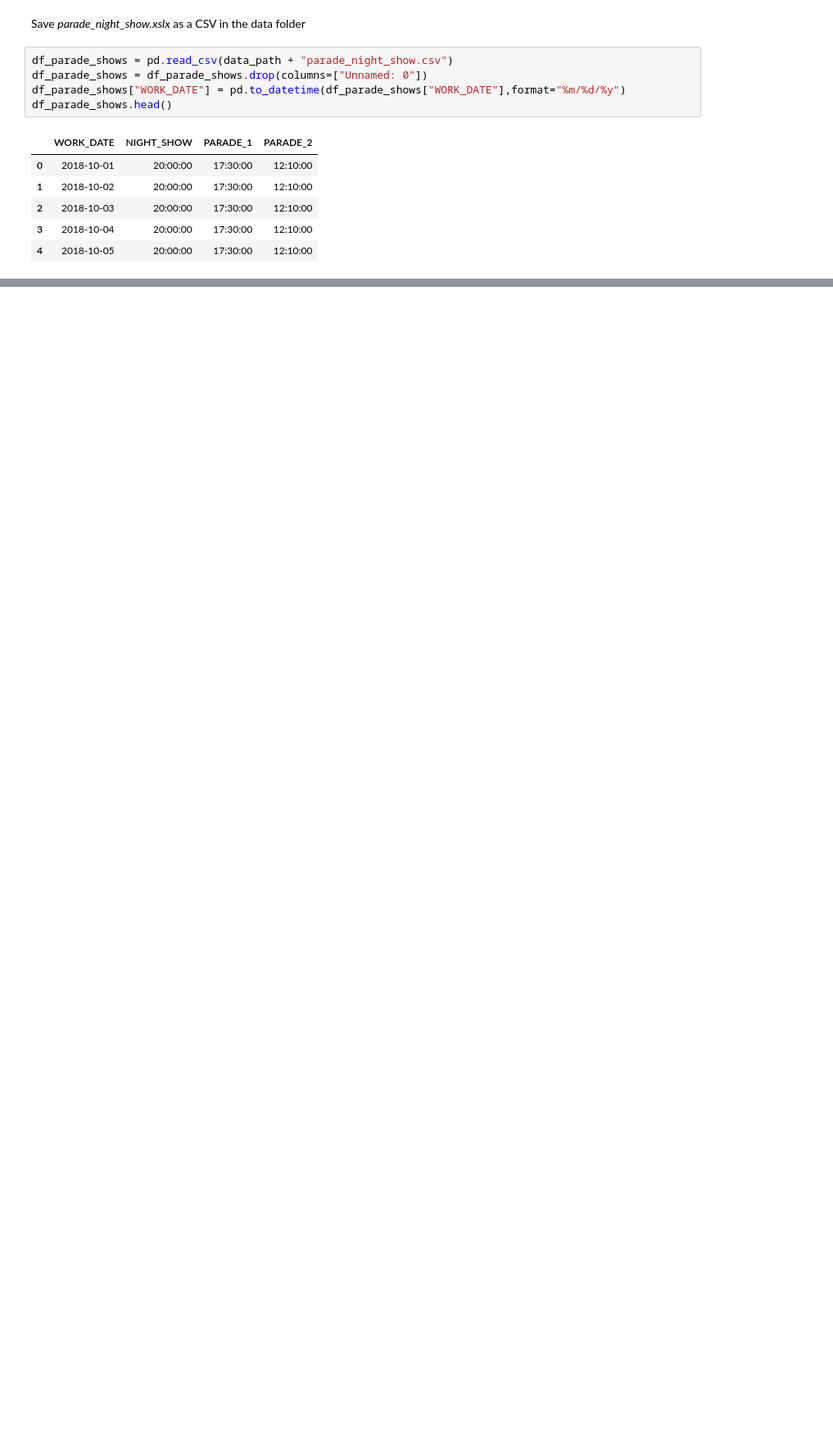
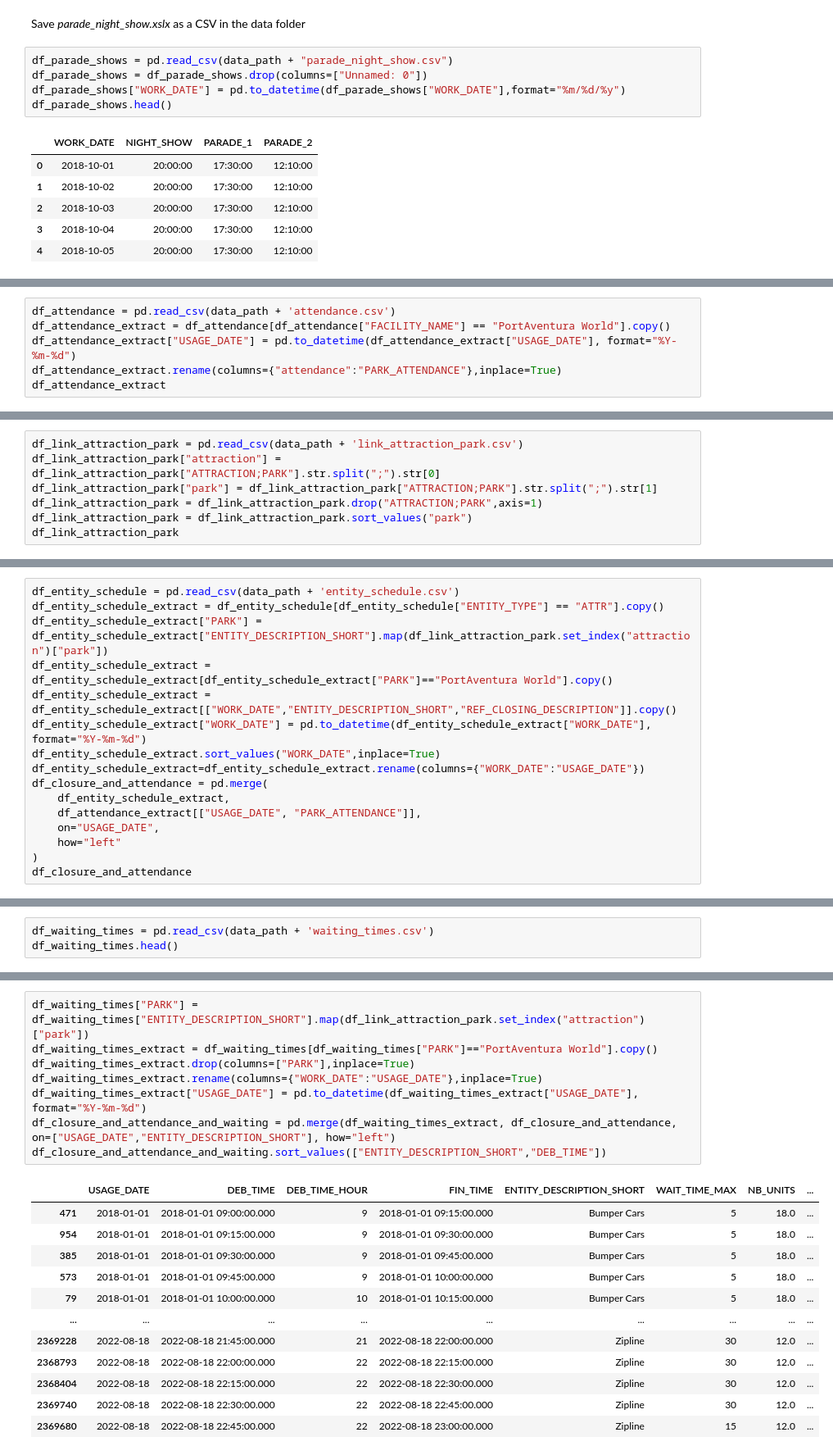
Before and after one commit to AdeStAff/endless_line, a Jupyter notebook: notebooks/Augustin/EDA.ipynb, the cells around one changed output, grey strips where cells are left out. Shown: that part at 82% size. Cells and saved outputs as stored; diff of their text form; blank space fills up the shorter version.

Commit message:
add script to extract and merge relevant data

```diff
--- a/notebooks/Augustin/EDA.ipynb
+++ b/notebooks/Augustin/EDA.ipynb
@@ -318,0 +341,6 @@ df_parade_shows.head()
+# %%
+df_attendance = pd.read_csv(data_path + 'attendance.csv')
+df_attendance_extract = df_attendance[df_attendance["FACILITY_NAME"] == "PortAventura World"].copy()
+df_attendance_extract["USAGE_DATE"] = pd.to_datetime(df_attendance_extract["USAGE_DATE"], format="%Y-%m-%d")
+df_attendance_extract.rename(columns={"attendance":"PARK_ATTENDANCE"},inplace=True)
+df_attendance_extract
@@ -318,0 +361,7 @@ df_parade_shows.head()
+# %%
+df_link_attraction_park = pd.read_csv(data_path + 'link_attraction_park.csv')
+df_link_attraction_park["attraction"] = df_link_attraction_park["ATTRACTION;PARK"].str.split(";").str[0]
+df_link_attraction_park["park"] = df_link_attraction_park["ATTRACTION;PARK"].str.split(";").str[1]
+df_link_attraction_park = df_link_attraction_park.drop("ATTRACTION;PARK",axis=1)
+df_link_attraction_park = df_link_attraction_park.sort_values("park")
+df_link_attraction_park
@@ -318,0 +386,16 @@ df_parade_shows.head()
+# %%
+df_entity_schedule = pd.read_csv(data_path + 'entity_schedule.csv')
+df_entity_schedule_extract = df_entity_schedule[df_entity_schedule["ENTITY_TYPE"] == "ATTR"].copy()
+df_entity_schedule_extract["PARK"] = df_entity_schedule_extract["ENTITY_DESCRIPTION_SHORT"].map(df_link_attraction_park.set_index("attraction")["park"])
+df_entity_schedule_extract = df_entity_schedule_extract[df_entity_schedule_extract["PARK"]=="PortAventura World"].copy()
+df_entity_schedule_extract = df_entity_schedule_extract[["WORK_DATE","ENTITY_DESCRIPTION_SHORT","REF_CLOSING_DESCRIPTION"]].copy()
+df_entity_schedule_extract["WORK_DATE"] = pd.to_datetime(df_entity_schedule_extract["WORK_DATE"], format="%Y-%m-%d")
+df_entity_schedule_extract.sort_values("WORK_DATE",inplace=True)
+df_entity_schedule_extract=df_entity_schedule_extract.rename(columns={"WORK_DATE":"USAGE_DATE"})
+df_closure_and_attendance = pd.merge(
+    df_entity_schedule_extract,
+    df_attendance_extract[["USAGE_DATE", "PARK_ATTENDANCE"]],
+    on="USAGE_DATE",
+    how="left"
+)
+df_closure_and_attendance
@@ -318,0 +416,3 @@ df_parade_shows.head()
+# %%
+df_waiting_times = pd.read_csv(data_path + 'waiting_times.csv')
+df_waiting_times.head()
@@ -318,0 +426,21 @@ df_parade_shows.head()
+# %%
+df_waiting_times["PARK"] = df_waiting_times["ENTITY_DESCRIPTION_SHORT"].map(df_link_attraction_park.set_index("attraction")["park"])
+df_waiting_times_extract = df_waiting_times[df_waiting_times["PARK"]=="PortAventura World"].copy()
+df_waiting_times_extract.drop(columns=["PARK"],inplace=True)
+df_waiting_times_extract.rename(columns={"WORK_DATE":"USAGE_DATE"},inplace=True)
+df_waiting_times_extract["USAGE_DATE"] = pd.to_datetime(df_waiting_times_extract["USAGE_DATE"], format="%Y-%m-%d")
+df_closure_and_attendance_and_waiting = pd.merge(df_waiting_times_extract, df_closure_and_attendance, on=["USAGE_DATE","ENTITY_DESCRIPTION_SHORT"], how="left")
+df_closure_and_attendance_and_waiting.sort_values(["ENTITY_DESCRIPTION_SHORT","DEB_TIME"])
+# %% [output]
+|  | USAGE_DATE | DEB_TIME | DEB_TIME_HOUR | FIN_TIME | ENTITY_DESCRIPTION_SHORT | WAIT_TIME_MAX | NB_UNITS | ... |
+| 471 | 2018-01-01 | 2018-01-01 09:00:00.000 | 9 | 2018-01-01 09:15:00.000 | Bumper Cars | 5 | 18.0 | ... |
+| 954 | 2018-01-01 | 2018-01-01 09:15:00.000 | 9 | 2018-01-01 09:30:00.000 | Bumper Cars | 5 | 18.0 | ... |
+| 385 | 2018-01-01 | 2018-01-01 09:30:00.000 | 9 | 2018-01-01 09:45:00.000 | Bumper Cars | 5 | 18.0 | ... |
+| 573 | 2018-01-01 | 2018-01-01 09:45:00.000 | 9 | 2018-01-01 10:00:00.000 | Bumper Cars | 5 | 18.0 | ... |
+| 79 | 2018-01-01 | 2018-01-01 10:00:00.000 | 10 | 2018-01-01 10:15:00.000 | Bumper Cars | 5 | 18.0 | ... |
+| ... | ... | ... | ... | ... | ... | ... | ... | ... |
+| 2369228 | 2022-08-18 | 2022-08-18 21:45:00.000 | 21 | 2022-08-18 22:00:00.000 | Zipline | 30 | 12.0 | ... |
+| 2368793 | 2022-08-18 | 2022-08-18 22:00:00.000 | 22 | 2022-08-18 22:15:00.000 | Zipline | 30 | 12.0 | ... |
+| 2368404 | 2022-08-18 | 2022-08-18 22:15:00.000 | 22 | 2022-08-18 22:30:00.000 | Zipline | 30 | 12.0 | ... |
+| 2369740 | 2022-08-18 | 2022-08-18 22:30:00.000 | 22 | 2022-08-18 22:45:00.000 | Zipline | 30 | 12.0 | ... |
+| 2369680 | 2022-08-18 | 2022-08-18 22:45:00.000 | 22 | 2022-08-18 23:00:00.000 | Zipline | 15 | 12.0 | ... |
```
Also changed, not shown: parts of 9 cells of this notebook, 1 other file.
